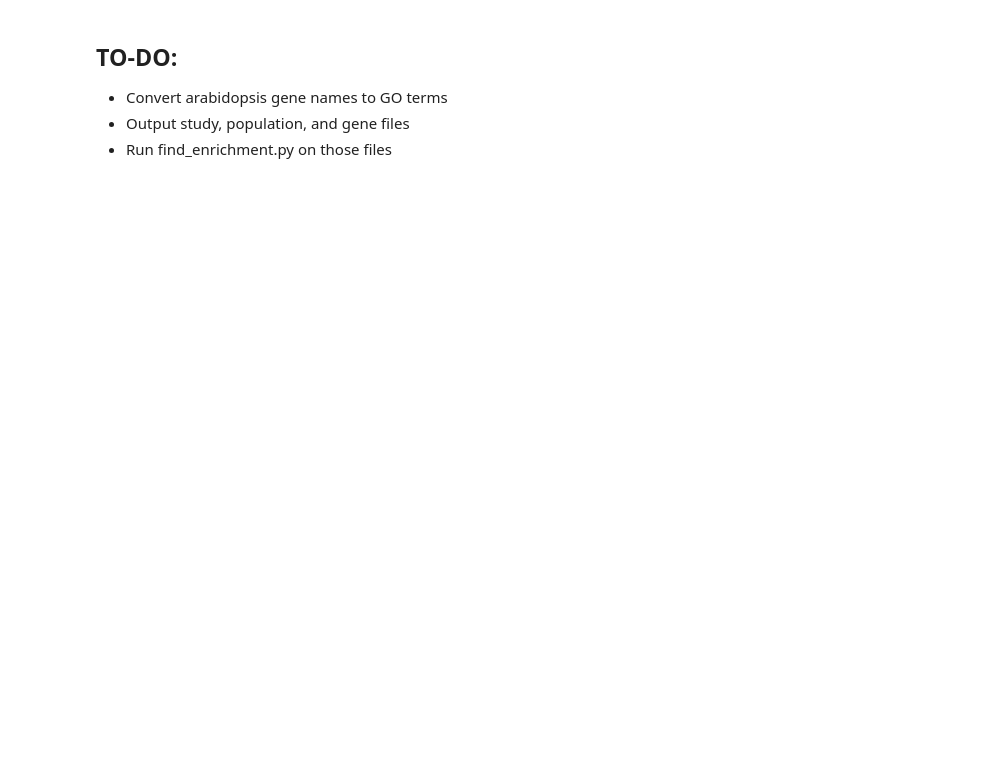
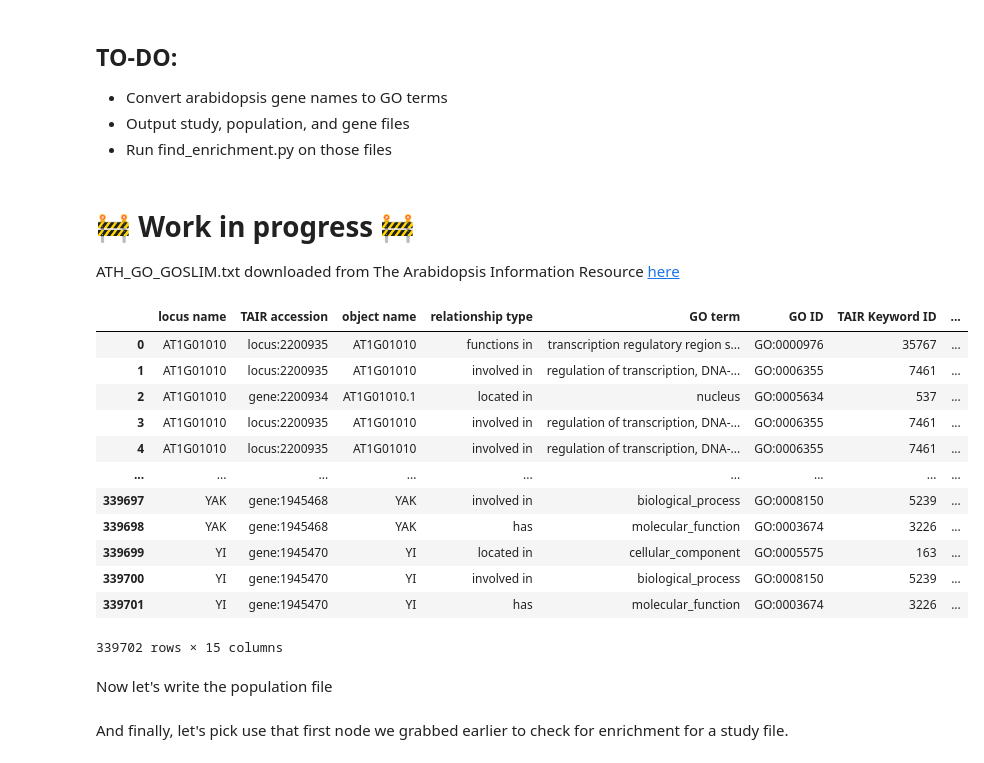
Before and after one commit to reidoko/CSS844-GO-Enrichment, a Jupyter notebook: notebooks/Preprocessing.ipynb, the cells around one changed output. Saved outputs shown, nothing was run; the diff lists cells and outputs as text; code cells hidden in the pictures; blank space fills up the shorter version.

Commit message:
Added steps for making study, population, and association files for find_enrichment.py in goatools

```diff
--- a/notebooks/Preprocessing.ipynb
+++ b/notebooks/Preprocessing.ipynb
@@ -199,3 +199,42 @@ list(arabidopsis_genes)[:10]
 - Convert arabidopsis gene names to GO terms
 - Output study, population, and gene files
 - Run find_enrichment.py on those files
+# %% [markdown]
+# 🚧 Work in progress 🚧
+ATH_GO_GOSLIM.txt downloaded from The Arabidopsis Information Resource [here](https://www.arabidopsis.org/download/index-auto.jsp?dir=%2Fdownload_files%2FGO_and_PO_Annotations%2FGene_Ontology_Annotations)
+# %%
+# Column names from the ATH_GO_README.txt
+go_table = pd.read_csv("data/ATH_GO_GOSLIM.txt",
+            delimiter='\t',
+            header=None,
+            skiprows=[0,1,2,3,4],
+            names=["locus name",
+                   "TAIR accession",
+                   "object name",
+                   "relationship type",
+                   "GO term",
+                   "GO ID",
+                   "TAIR Keyword ID",
+                   "Aspect",
+                   "GOslim term",
+                   "Evidence code",
+                   "Evidence description",
+                   "Evidence with",
+                   "Reference",
+                   "Annotator",
+                   "Date annotated"])
+go_table
+# %% [output]
+|  | locus name | TAIR accession | object name | relationship type | GO term | GO ID | TAIR Keyword ID | ... |
+| 0 | AT1G01010 | locus:2200935 | AT1G01010 | functions in | transcription regulatory region s... | GO:0000976 | 35767 | ... |
+| 1 | AT1G01010 | locus:2200935 | AT1G01010 | involved in | regulation of transcription, DNA-... | GO:0006355 | 7461 | ... |
+| 2 | AT1G01010 | gene:2200934 | AT1G01010.1 | located in | nucleus | GO:0005634 | 537 | ... |
+| 3 | AT1G01010 | locus:2200935 | AT1G01010 | involved in | regulation of transcription, DNA-... | GO:0006355 | 7461 | ... |
+| 4 | AT1G01010 | locus:2200935 | AT1G01010 | involved in | regulation of transcription, DNA-... | GO:0006355 | 7461 | ... |
+| ... | ... | ... | ... | ... | ... | ... | ... | ... |
+| 339697 | YAK | gene:1945468 | YAK | involved in | biological_process | GO:0008150 | 5239 | ... |
+| 339698 | YAK | gene:1945468 | YAK | has | molecular_function | GO:0003674 | 3226 | ... |
+| 339699 | YI | gene:1945470 | YI | located in | cellular_component | GO:0005575 | 163 | ... |
+| 339700 | YI | gene:1945470 | YI | involved in | biological_process | GO:0008150 | 5239 | ... |
+| 339701 | YI | gene:1945470 | YI | has | molecular_function | GO:0003674 | 3226 | ... |
+339702 rows × 15 columns
@@ -201,0 +251,2 @@ list(arabidopsis_genes)[:10]
+# %% [markdown]
+Now let's write the population file
@@ -201,0 +257,2 @@ list(arabidopsis_genes)[:10]
+# %% [markdown]
+And finally, let's pick use that first node we grabbed earlier to check for enrichment for a study file.
```
Also changed, not shown: parts of 6 cells of this notebook.
